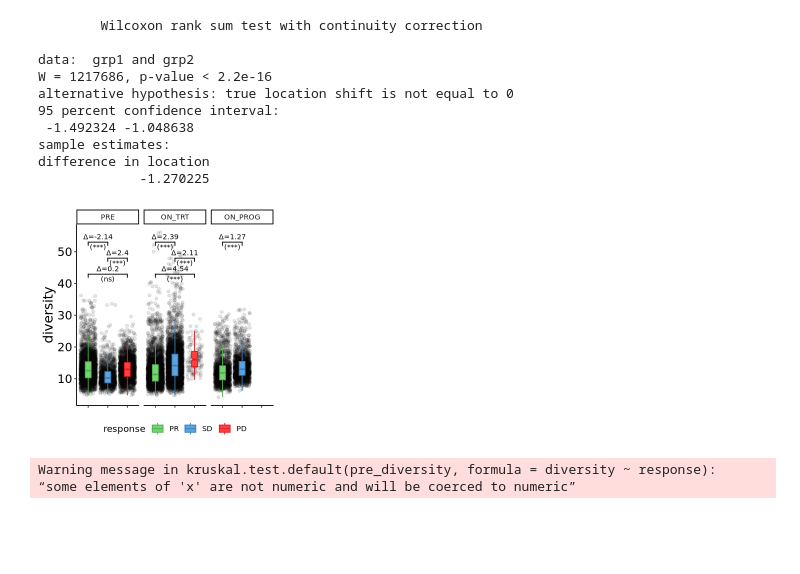
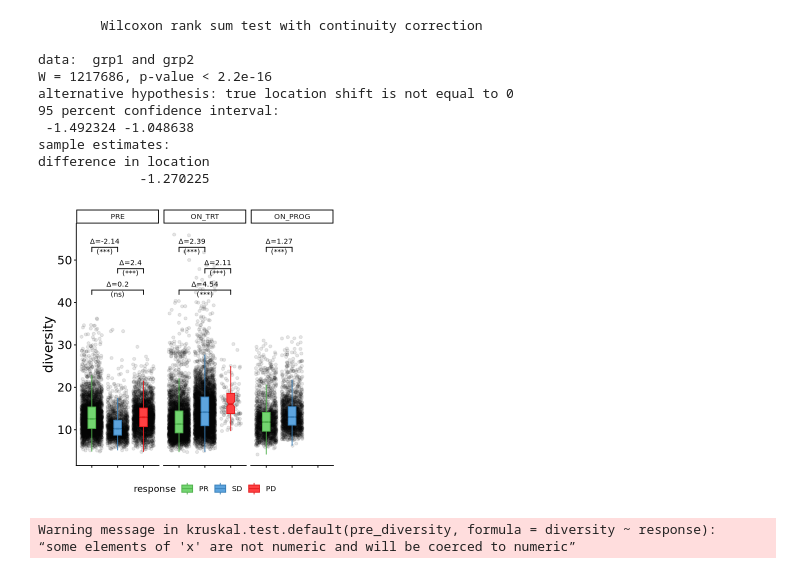
Before and after one commit to IzarLab/MCGN-for-PDA, a Jupyter notebook: edsouza-analysis/09_malig_analysis.ipynb, the cells around one changed output. Cells and saved outputs as stored; diff of their text form; code cells hidden in the pictures; blank space fills up the shorter version.

```diff
--- a/edsouza-analysis/09_malig_analysis.ipynb
+++ b/edsouza-analysis/09_malig_analysis.ipynb
@@ -1152,0 +1300,10 @@ group_by(pt.id, orig.ident, cxcl12_count, cxcl12_fraction, response, effective.t
+# %%
+genelist <- list()
+for (mp in 1:6) {
+    for (genelevel in c(25, 50, 70, 100, 200)) {
+        genelist[[paste0('MP', mp, '_', genelevel)]] <- group2_genes[[paste0('MP', mp)]] %>% head(genelevel)
+    }
+}
+
+malig2 <- malig2 %>%
+    UCell::AddModuleScore_UCell(genelist, assay='RNA', name='_UCell')
@@ -1499,7 +1716,7 @@ sample estimates:
 difference in location
              -1.270225
 # %%
-# Higher quality FigS4D
+# Figure S5E
 library(ggplot2)
 library(ggpubr)
 library(dplyr)
@@ -1555,37 +1772,39 @@ p <- ggplot(cell_diversity, aes(response, diversity)) +
   scale_fill_manual(values=colors_treatment_response %>% sapply(lighten)) +
   scale_color_manual(values=colors_treatment_response) +
   facet_grid(~treatment.stage) +
   diversity_plot_theme +
   theme(axis.text.x=element_blank(), axis.title.x=element_blank(), legend.position='bottom')
 
 # Add custom annotations for each facet
 for (stage in names(custom_labels)) {
   global_max <- max(cell_diversity$diversity, na.rm=T) * 0.9
   local_max <- max(cell_diversity %>%
                    filter(treatment.stage==stage) %>%
                    .$diversity,
                    na.rm=T)
 
   p <- p + geom_signif(
     comparisons = custom_labels[[stage]]$comparisons,
     annotations = custom_labels[[stage]]$labels %>% unlist(),
     data = subset(cell_diversity, treatment.stage == stage),
     tip_length = 0.02,
     vjust = 0.6,
     textsize = 3,
     y_position = global_max - c(global_max*0, global_max*0.2, global_max*0.1)
   )
 }
 
 # Print final plot
-w <- 4
-h <- 4
+w <- 5
+h <- 5
 options(repr.plot.width=w, repr.plot.height=h)
 p
 
-ggsave('/home/ubuntu/data/cxcr4-pdac/figures/new_numbering/FigS4D.pdf', p, width=w, height=h, device=cairo_pdf)
+
+#! Fig S5E
+ggsave('/home/ubuntu/data/cxcr4-pdac/figures/FigS5E.pdf', p, width=w, height=h, device=cairo_pdf)
 # %% [output]
-[figure, old version]
+[figure, new version]
 # %%
 pre_diversity <- cell_diversity %>% filter(treatment.stage=='PRE')
 on_diversity <- cell_diversity %>% filter(treatment.stage=='ON_TRT')
```
Also changed, not shown: parts of 18 cells of this notebook, 3 other files.
